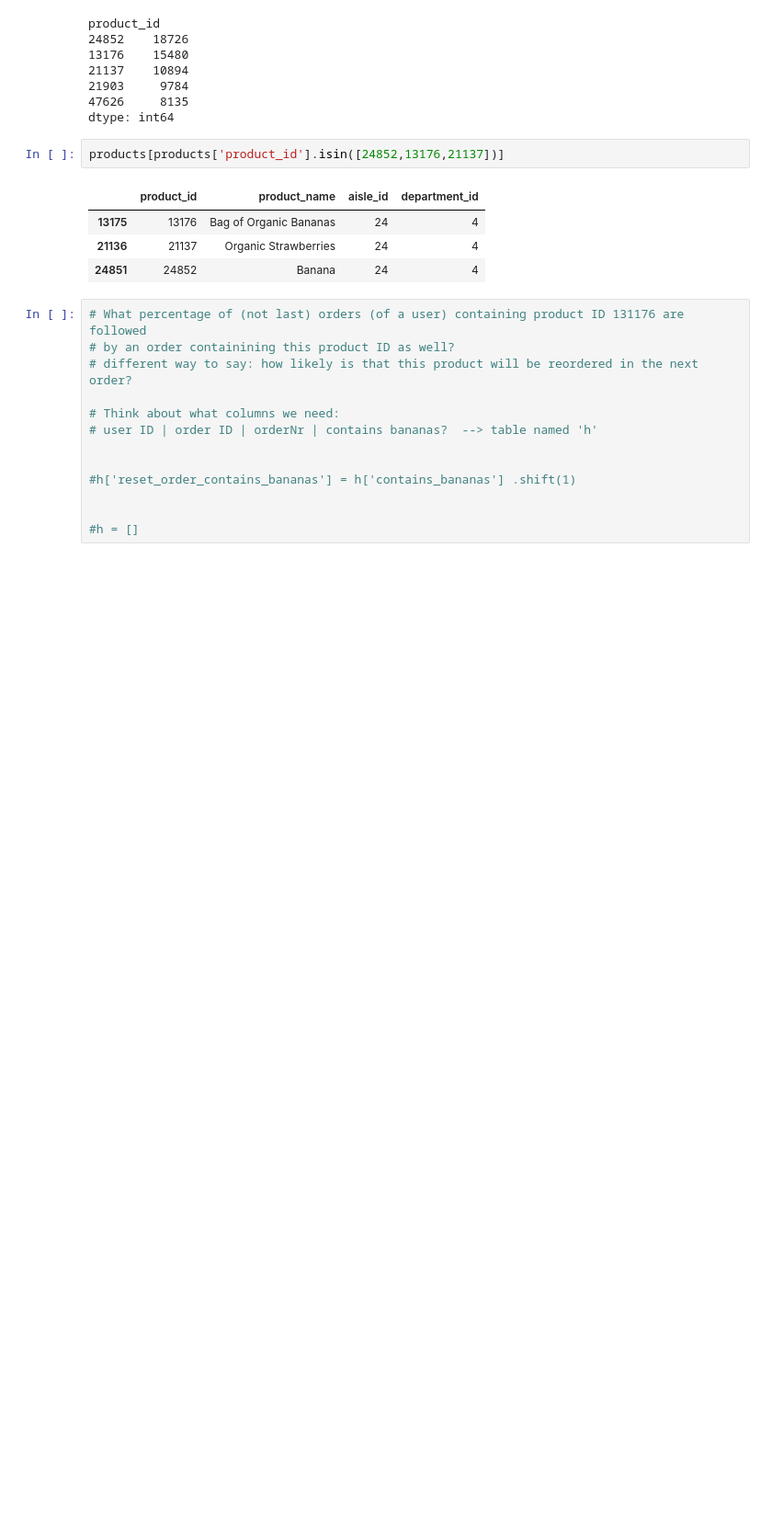
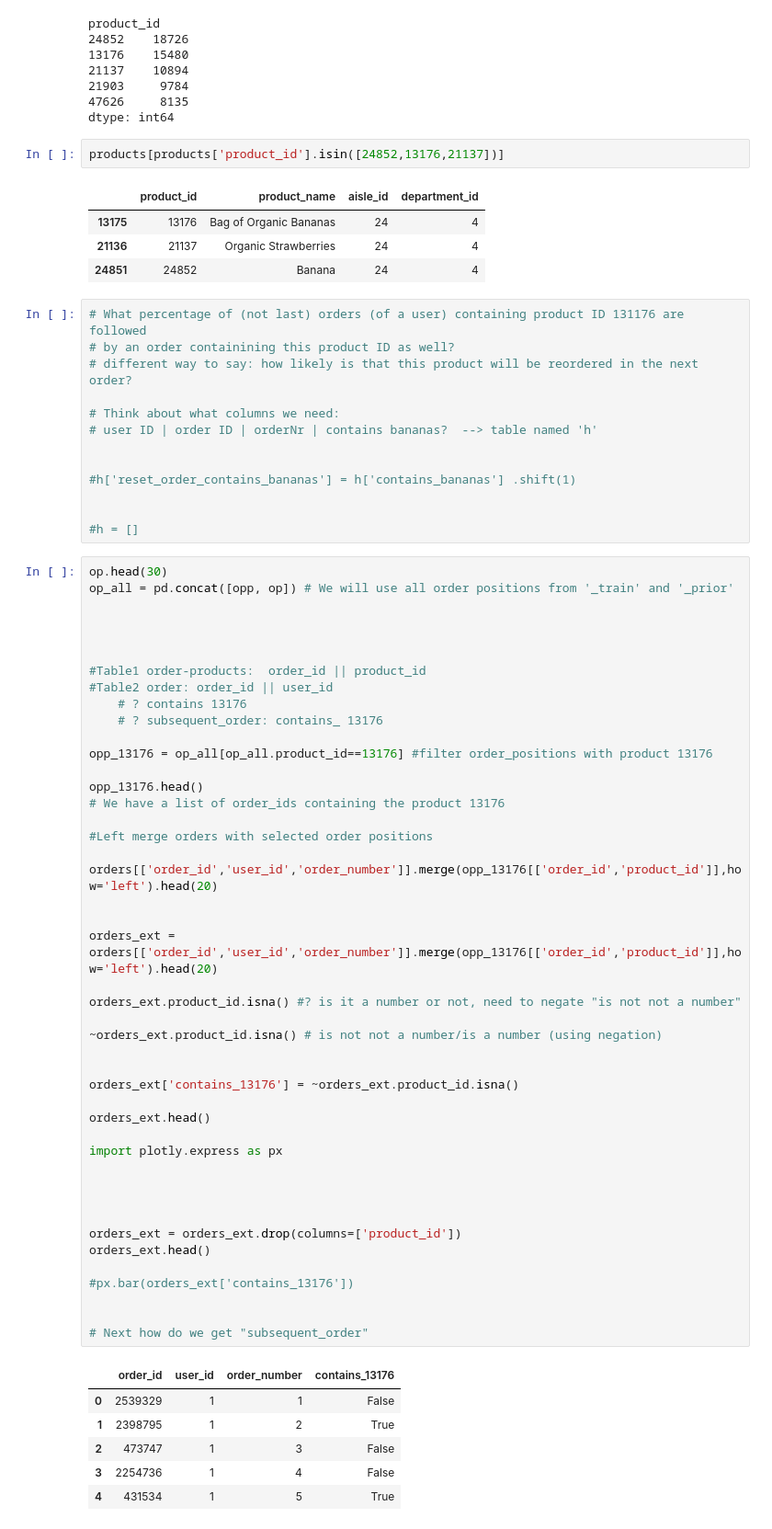
Before and after one commit to daol1011/Data_Science, a Jupyter notebook: 04_Grouping_and_Aggregation/Grouping_and_Aggregation.ipynb, the cells around one changed output. Shown at 92% size. Saved outputs shown, nothing was run; the diff lists cells and outputs as text; blank space fills up the shorter version.

```diff
--- a/04_Grouping_and_Aggregation/Grouping_and_Aggregation.ipynb
+++ b/04_Grouping_and_Aggregation/Grouping_and_Aggregation.ipynb
@@ -294,3 +350,55 @@ products[products['product_id'].isin([24852,13176,21137])]
 
 
 #h = []
+# %%
+op.head(30)
+op_all = pd.concat([opp, op]) # We will use all order positions from '_train' and '_prior'
+
+
+
+
+#Table1 order-products:  order_id || product_id
+#Table2 order: order_id || user_id
+    # ? contains 13176
+    # ? subsequent_order: contains_ 13176
+
+opp_13176 = op_all[op_all.product_id==13176] #filter order_positions with product 13176
+
+opp_13176.head()
+# We have a list of order_ids containing the product 13176
+
+#Left merge orders with selected order positions
+
+orders[['order_id','user_id','order_number']].merge(opp_13176[['order_id','product_id']],how='left').head(20)
+
+
+orders_ext = orders[['order_id','user_id','order_number']].merge(opp_13176[['order_id','product_id']],how='left').head(20)
+
+orders_ext.product_id.isna() #? is it a number or not, need to negate "is not not a number"
+
+~orders_ext.product_id.isna() # is not not a number/is a number (using negation)
+
+
+orders_ext['contains_13176'] = ~orders_ext.product_id.isna()
+
+orders_ext.head()
+
+import plotly.express as px
+
+
+
+
+orders_ext = orders_ext.drop(columns=['product_id'])
+orders_ext.head()
+
+#px.bar(orders_ext['contains_13176'])
+
+
+# Next how do we get "subsequent_order"
+# %% [output]
+|  | order_id | user_id | order_number | contains_13176 |
+| 0 | 2539329 | 1 | 1 | False |
+| 1 | 2398795 | 1 | 2 | True |
+| 2 | 473747 | 1 | 3 | False |
+| 3 | 2254736 | 1 | 4 | False |
+| 4 | 431534 | 1 | 5 | True |
```
Also changed, not shown: parts of 11 cells of this notebook, 1 other file.
